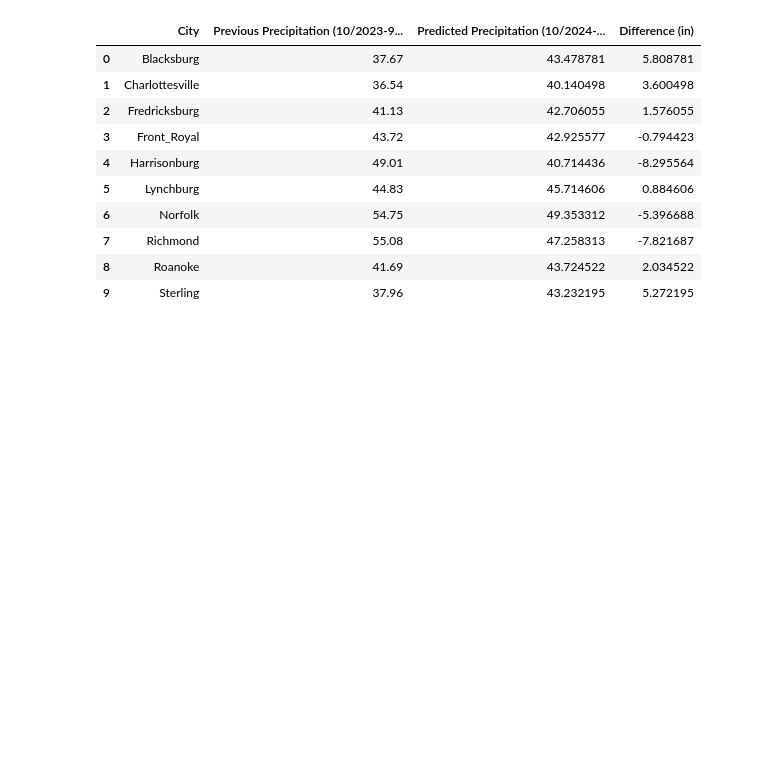
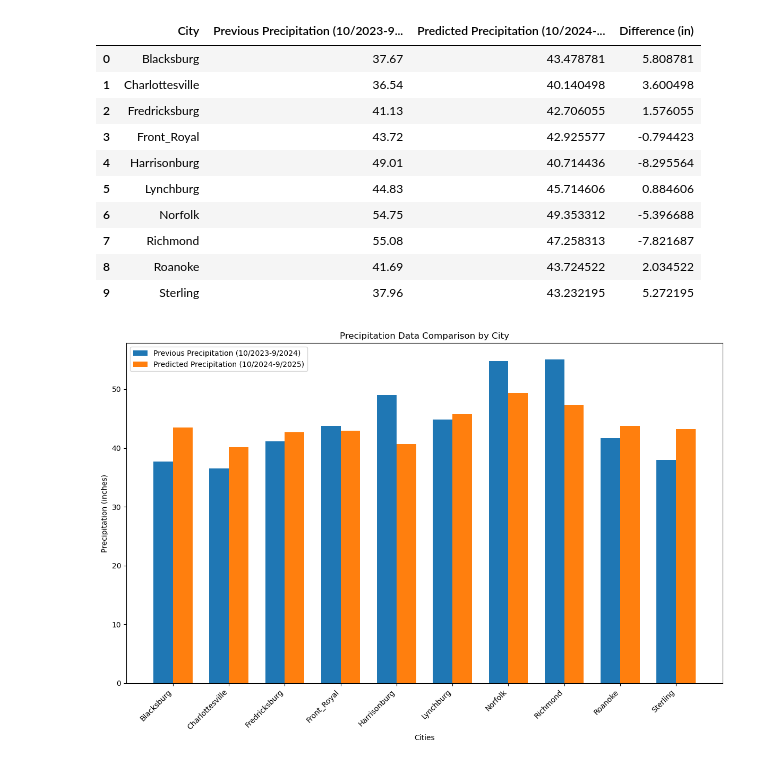
Before and after one commit to phipyao/EVSC-Project, a Jupyter notebook: SCRIPTS/codebook2.ipynb, the cells around one changed output. Saved outputs shown, nothing was run; the diff lists cells and outputs as text; code cells hidden in the pictures; blank space fills up the shorter version.

```diff
--- a/SCRIPTS/codebook2.ipynb
+++ b/SCRIPTS/codebook2.ipynb
@@ -70,3 +70,36 @@ df_results
 | 7 | Richmond | 55.08 | 47.258313 | -7.821687 |
 | 8 | Roanoke | 41.69 | 43.724522 | 2.034522 |
 | 9 | Sterling | 37.96 | 43.232195 | 5.272195 |
+# %%
+
+# Set the figure size for the plot
+plt.figure(figsize=(12, 8))
+
+# Set the position of the bars
+x = range(len(df_results))
+
+# Adjust the width of the bars to ensure they don't overlap
+bar_width = 0.35  # Adjust the width of the bars
+
+# Plot bars for 'Previous Precipitation' and 'Predicted Precipitation' with adjusted x positions
+plt.bar([i - bar_width / 2 for i in x], df_results['Previous Precipitation (10/2023-9/2024)'], width=bar_width, label='Previous Precipitation (10/2023-9/2024)')
+plt.bar([i + bar_width / 2 for i in x], df_results['Predicted Precipitation (10/2024-9/2025)'], width=bar_width, label='Predicted Precipitation (10/2024-9/2025)')
+
+# Add labels for x and y axes
+plt.xlabel('Cities')
+plt.ylabel('Precipitation (inches)')
+
+# Set the x-ticks to show the city names
+plt.xticks(x, df_results['City'], rotation=45, ha='right')
+
+# Add a title to the chart
+plt.title('Precipitation Data Comparison by City')
+
+# Add a legend to differentiate between the categories
+plt.legend()
+
+# Show the plot
+plt.tight_layout()  # Adjusts the layout to avoid overlap
+plt.show()
+# %% [output]
+[figure, added]
```
Also changed, not shown: 4 other files.
